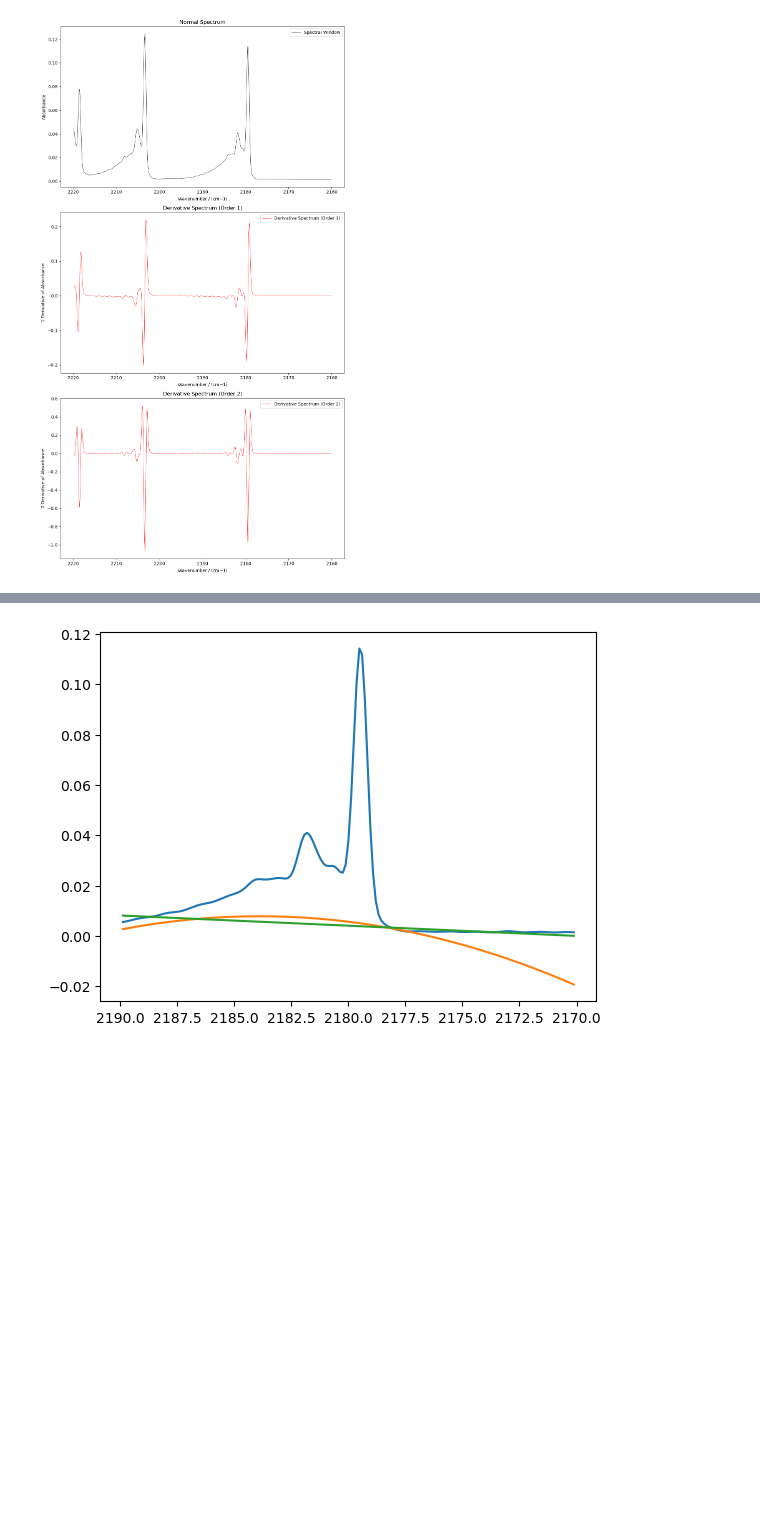
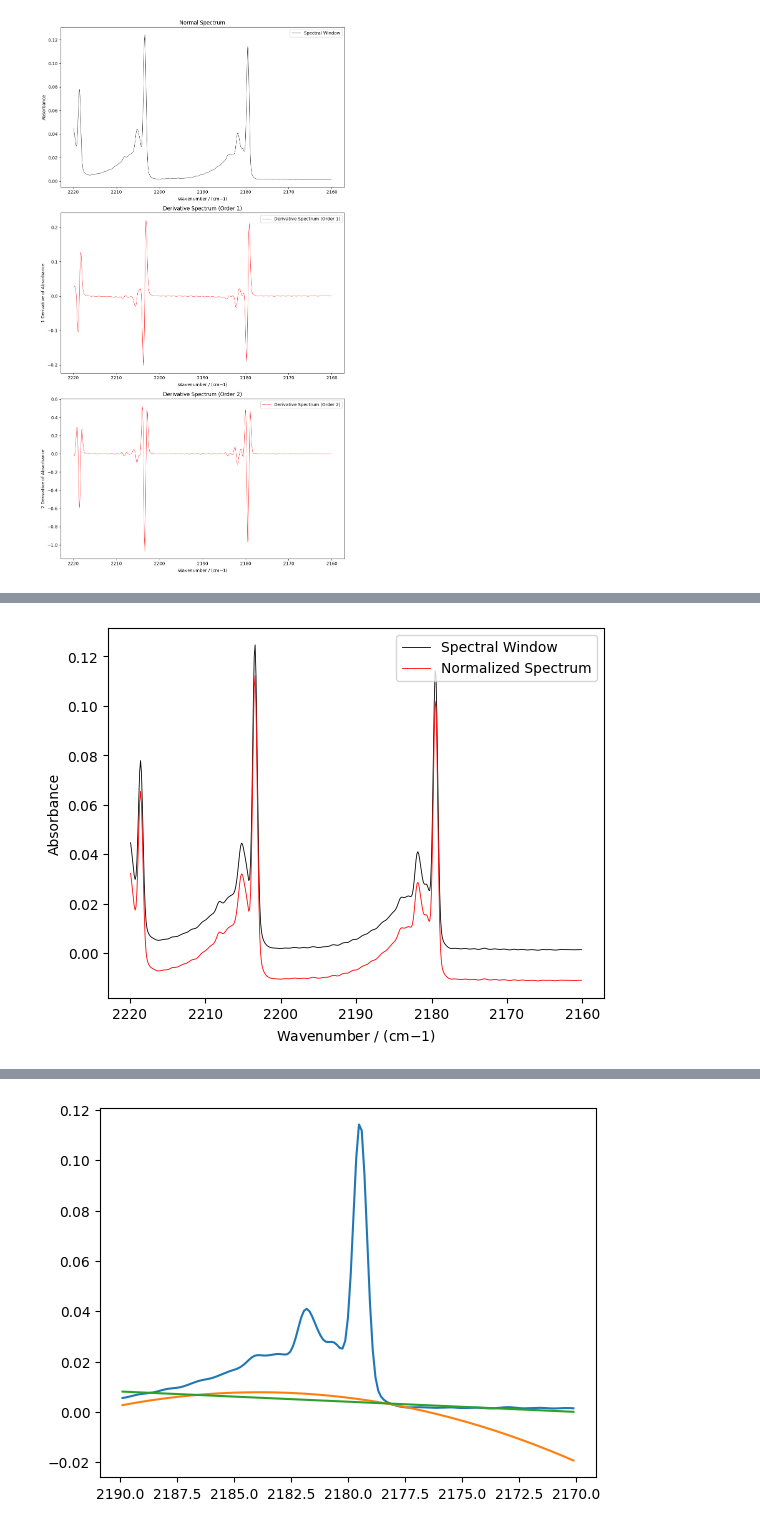
Before and after one commit to LukasMeinschad/ir_peak_int, a Jupyter notebook: spectra_test.ipynb, the cells around one changed output, grey strips where cells are left out. Drawn from its saved outputs; the diff is of its cells as text; code cells hidden in the pictures; blank space fills up the shorter version.

```diff
--- a/spectra_test.ipynb
+++ b/spectra_test.ipynb
@@ -294,0 +296,19 @@ plot_derivative_spectrum(x_window,y_window,max_order=2)
+# %%
+# Normalize a Spectrum to zero
+
+def normalize_spectrum(x_window,y_window):
+    """
+    Normalizes a spectrum to zero with a mean
+    """
+    y_window_normalized = y_window - np.mean(y_window)
+    return y_window_normalized
+
+plt.plot(x_window, y_window, label="Spectral Window", color="black", linewidth=0.6)
+plt.plot(x_window, normalize_spectrum(x_window, y_window), label="Normalized Spectrum", color="red", linewidth=0.6)
+plt.gca().invert_xaxis()
+plt.xlabel("Wavenumber / (cm${-1}$)")
+plt.ylabel("Absorbance")
+plt.legend()
+plt.show()
+# %% [output]
+[figure, added]
```
Also changed, not shown: parts of 12 cells of this notebook, 6 other files.
